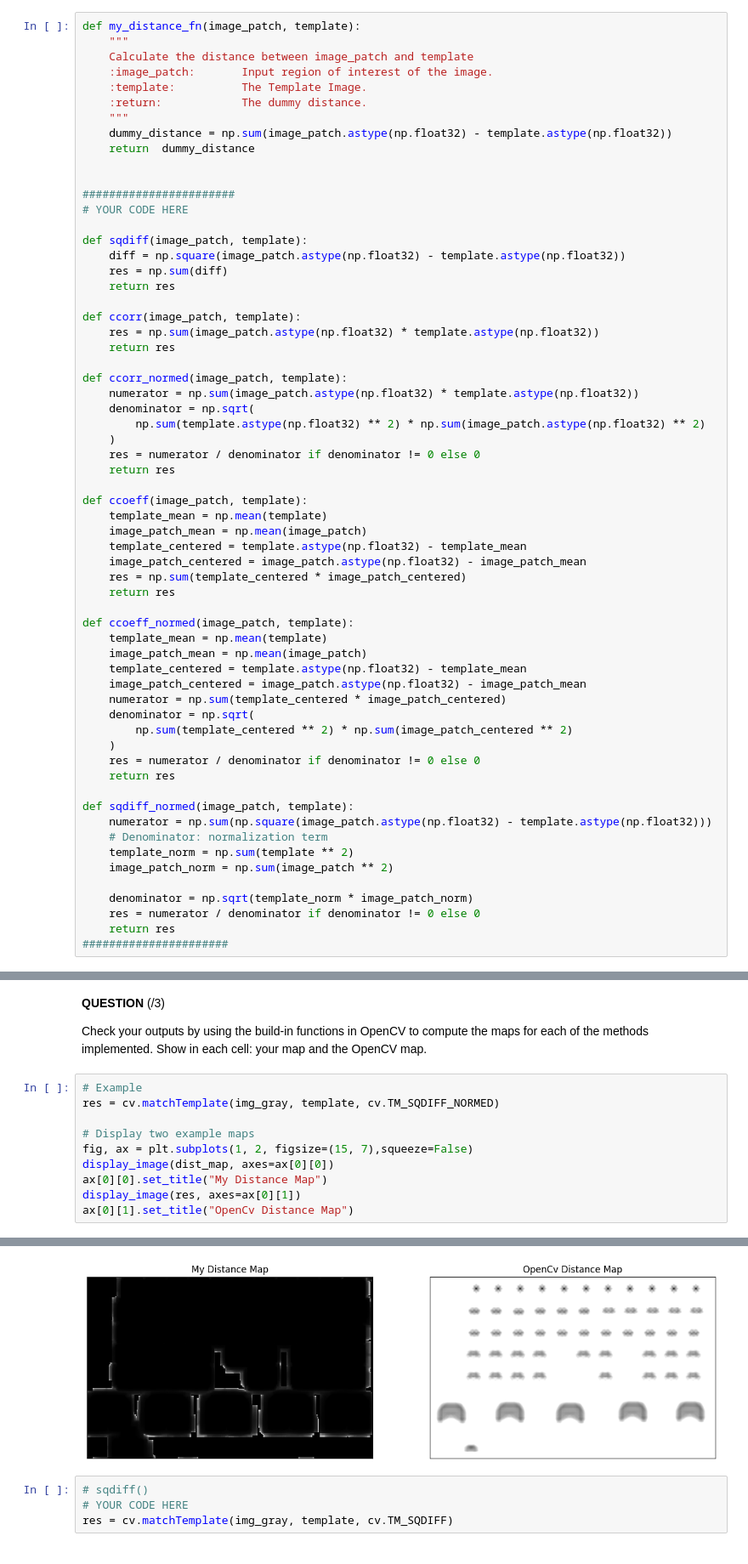
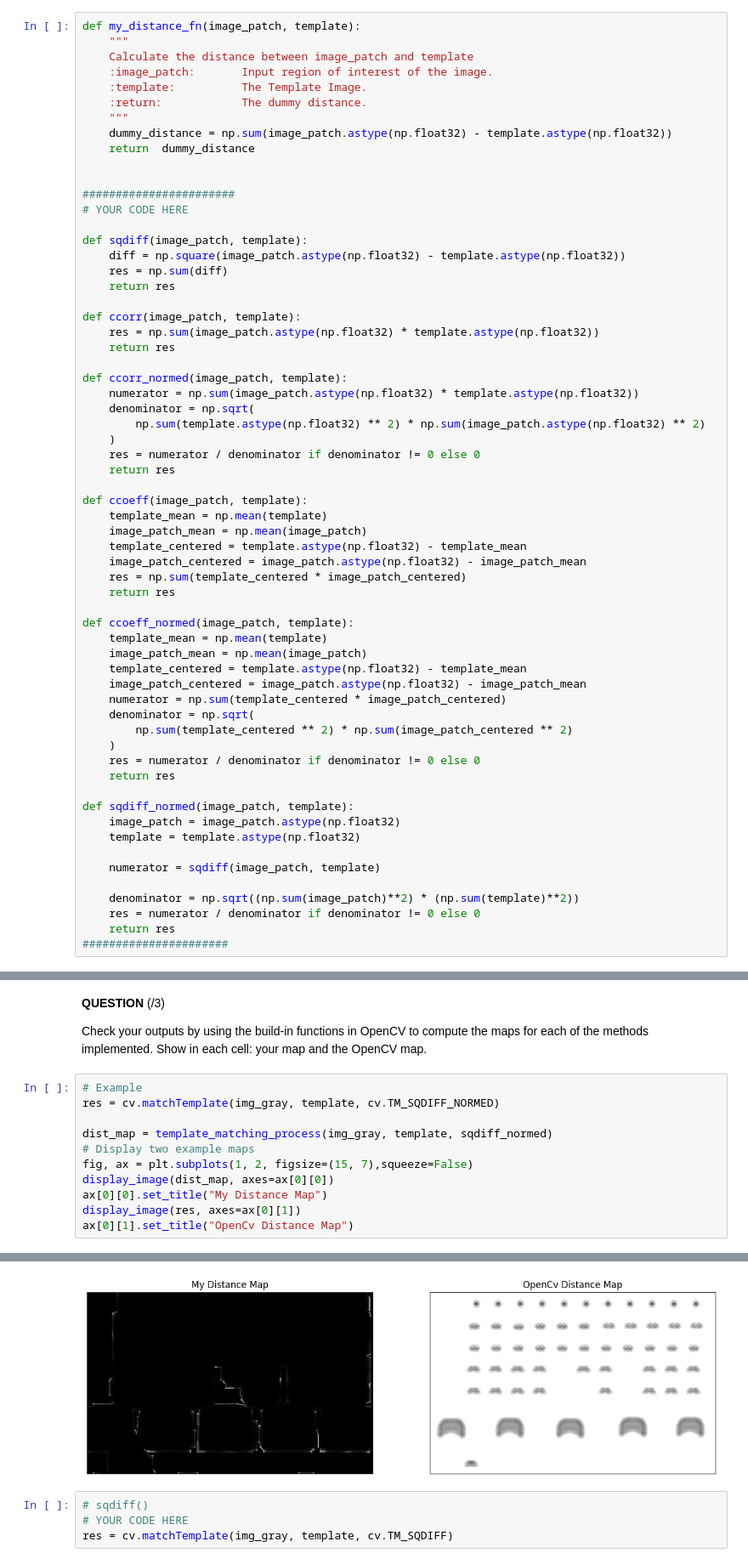
Before and after one commit to AlexYcode/IPLAB, a Jupyter notebook: Lab2/code/02_object_detection_and_recognition_2025.ipynb, the cells around one changed output, grey strips where cells are left out. Shown at 85% size. Drawn from its saved outputs; the diff is of its cells as text.

Commit message:
current progress ==> same problem with sqdiff_normed function, as well as detecting the objects ==> on datasets now

```diff
--- a/Lab2/code/02_object_detection_and_recognition_2025.ipynb
+++ b/Lab2/code/02_object_detection_and_recognition_2025.ipynb
@@ -183,12 +183,12 @@ def ccoeff_normed(image_patch, template):
     return res
 
 def sqdiff_normed(image_patch, template):
-    numerator = np.sum(np.square(image_patch.astype(np.float32) - template.astype(np.float32)))
-    # Denominator: normalization term
-    template_norm = np.sum(template ** 2)
-    image_patch_norm = np.sum(image_patch ** 2)
+    image_patch = image_patch.astype(np.float32)
+    template = template.astype(np.float32)
 
-    denominator = np.sqrt(template_norm * image_patch_norm)
+    numerator = sqdiff(image_patch, template)
+
+    denominator = np.sqrt((np.sum(image_patch)**2) * (np.sum(template)**2))
     res = numerator / denominator if denominator != 0 else 0
     return res
 ######################
@@ -273,16 +273,17 @@ Check your outputs by using the build-in functions in OpenCV to compute the maps
 # %%
 # Example
 res = cv.matchTemplate(img_gray, template, cv.TM_SQDIFF_NORMED)
 
+dist_map = template_matching_process(img_gray, template, sqdiff_normed)
 # Display two example maps
 fig, ax = plt.subplots(1, 2, figsize=(15, 7),squeeze=False)
 display_image(dist_map, axes=ax[0][0])
 ax[0][0].set_title("My Distance Map")
 display_image(res, axes=ax[0][1])
 ax[0][1].set_title("OpenCv Distance Map")
 # %% [output]
 Text(0.5, 1.0, 'OpenCv Distance Map')
-[figure, old version]
+[figure, new version]
 # %%
 # sqdiff()
 # YOUR CODE HERE
```
Also changed, not shown: parts of 8 cells of this notebook.
